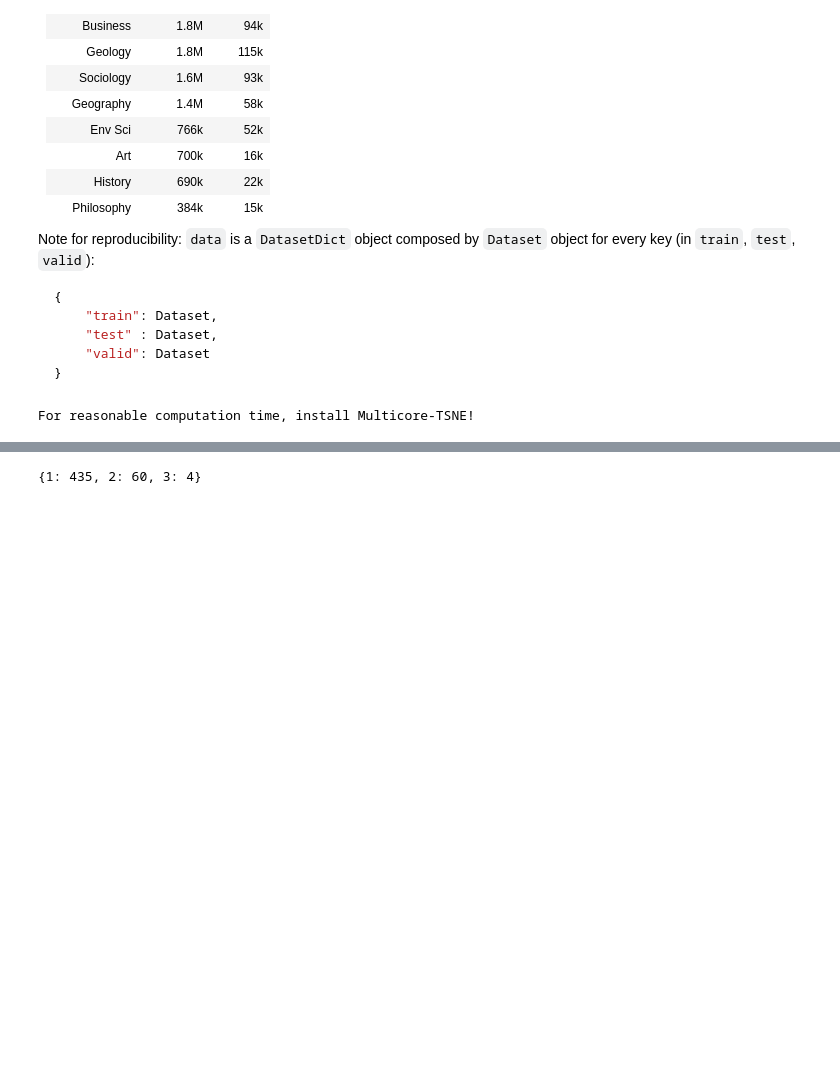
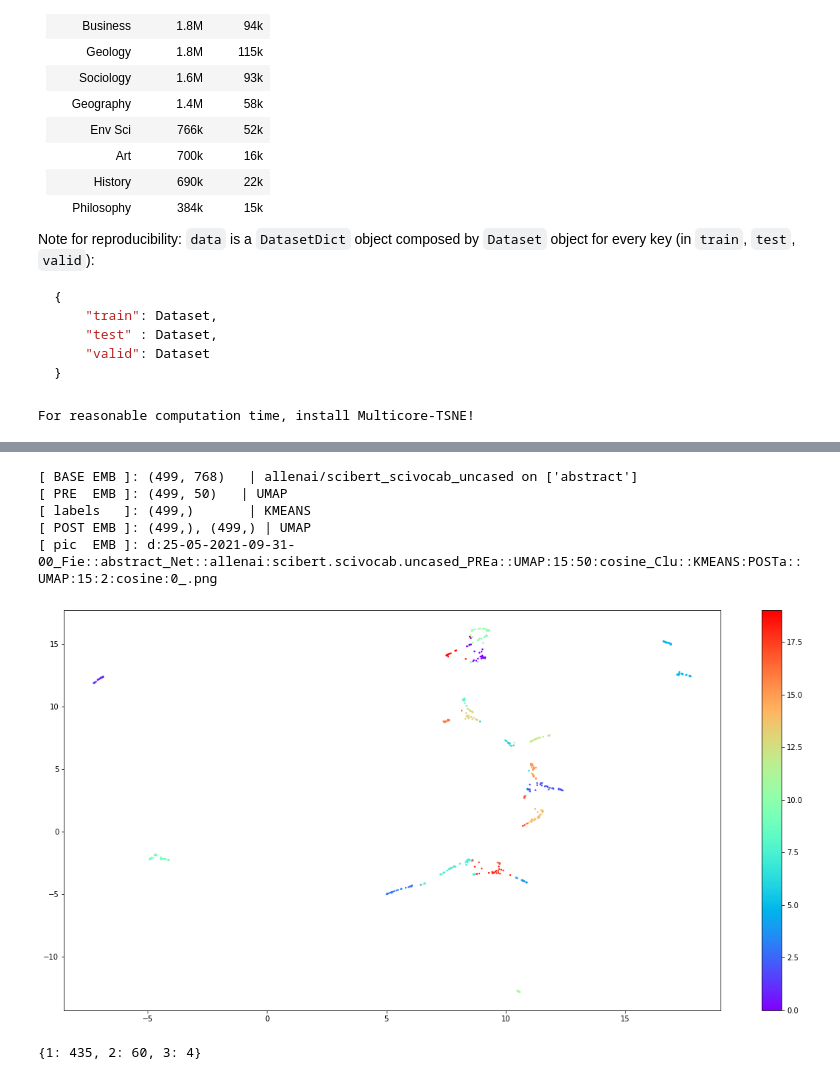
Before and after one commit to emanuelevivoli/2021-Master-Thesis-UNIFI, a Jupyter notebook: examples/visualization/pipeline_visualization.ipynb, the cells around one changed output, grey strips where cells are left out. Saved outputs shown, nothing was run; the diff lists cells and outputs as text; code cells hidden in the pictures; blank space fills up the shorter version.

Commit message:
pipeline visualization; pipeline sweeps; dirty clusterization;

```diff
--- a/examples/visualization/pipeline_visualization.ipynb
+++ b/examples/visualization/pipeline_visualization.ipynb
@@ -73,10 +103,76 @@ from thesis.utils.functions import save_dict_to_json
 # %% [output]
 For reasonable computation time, install Multicore-TSNE!
 # %%
-args = get_dict_args(os.path.join(ARGS_PATH, 'arguments.yaml'))
+# ------------------
+# Parsing the Arguments
+# ------------------
+args = parse_args(os.path.join(ARGS_PATH, 'args.yaml'))
+# dataset_args, training_args, model_args, embedding_args, visual_args, run_args, log_args = split_args(args)
 
-datasets = getting_dataset_splitted(args)
+# ------------------
+# Init the wandb
+# ------------------
+tags = tag_generation(args)
+# Pass them to wandb.init
+wandb.init(
+    project="thesis",
+    notes="Try out the visualization baselines",
+    tags=["visualization"]+tags,
+    config=args,
+)
+# Access all hyperparameter values through wandb.config
+config = wandb.config
+
+
+# ------------------
+# Getting the datasets
+# ------------------
+# Getting the load_dataset wrapper that manages huggingface dataset and the custom ones
+custom_load_dataset = load_dataset_wrapper()
+# Loading the raw data based on input (and default) values of arguments
+raw_datasets = custom_load_dataset(args)
+
+# The Datasets in the raw form can have different form of key names (depending on the configuration).
+# We need all datasets to contain 'train', 'test', 'validation' keys, if not we change the dictionary keys' name
+# based on the `names_tuple` and conseguently on `names_map`.
+logging.info(f"Formatting DatasetDict keys")
+datasets = format_key_names(raw_datasets)
+
+# The Dataset comes with train/test/validation splits.
+# As we need only one field the next step is to fude them together
 s2orc_chunk = fuse_datasets_splits(datasets)
 
-args_ = DotDict(args)
+# We want to access to dictionary with Dot notation (dict.field)
+# instead of the String one (dict['field'])
+# args_ = DotDict(args)
+args_ = args
+
+corpus = select_concat_fields(s2orc_chunk, args.visual.fields)
+
+# ------------------
+# Clustering Creation
+# & Visualization
+# ------------------
+def embedd(args, corpus):
+    model = SentenceTransformer(args.model.model_name_or_path)
+    model.max_seq_length = 512 if model.max_seq_length is None else model.max_seq_length
+
+    embeddings = model.encode(corpus, show_progress_bar=True)
+    return embeddings
+
+embeddings = embedd(args_, corpus)
+print(
+    f"[ BASE EMB ]: {embeddings.shape}   | {args_.model.model_name_or_path} on {args_.visual.fields}")
+
+embeddings = pre_reduction(args_.visual, embeddings)
+print(f"[ PRE  EMB ]: {embeddings.shape}   | {args_.visual.pre.choice}")
+
+labels = clusterization(args_.visual, embeddings)
+print(f"[ labels   ]: {labels.shape}       | {args_.visual.clust.choice}")
+
+x, y = post_reduction(args_.visual, embeddings)
+print(f"[ POST EMB ]: {x.shape}, {y.shape} | {args_.visual.post.choice}")
+
+name = visualization(args_,  x, y, labels)
+print(f"[ pic  EMB ]: {name}")
 # %% [output]
@@ -84,3 +183,9 @@ type(args_) is dict: args_={'dataset_name': 's2orc', 'dataset_config_name': 'sam
+[ BASE EMB ]: (499, 768)   | allenai/scibert_scivocab_uncased on ['abstract']
+[ PRE  EMB ]: (499, 50)   | UMAP
+[ labels   ]: (499,)       | KMEANS
+[ POST EMB ]: (499,), (499,) | UMAP
+[ pic  EMB ]: d:25-05-2021-09-31-00_Fie::abstract_Net::allenai:scibert.scivocab.uncased_PREa::UMAP:15:50:cosine_Clu::KMEANS:POSTa::UMAP:15:2:cosine:0_.png
+[figure, added]
 # %%
 dict_len = {}
 for length in [len(mag) for mag in s2orc_chunk['mag_field_of_study']]:
```
Also changed, not shown: parts of 21 cells of this notebook, 42 other files.
